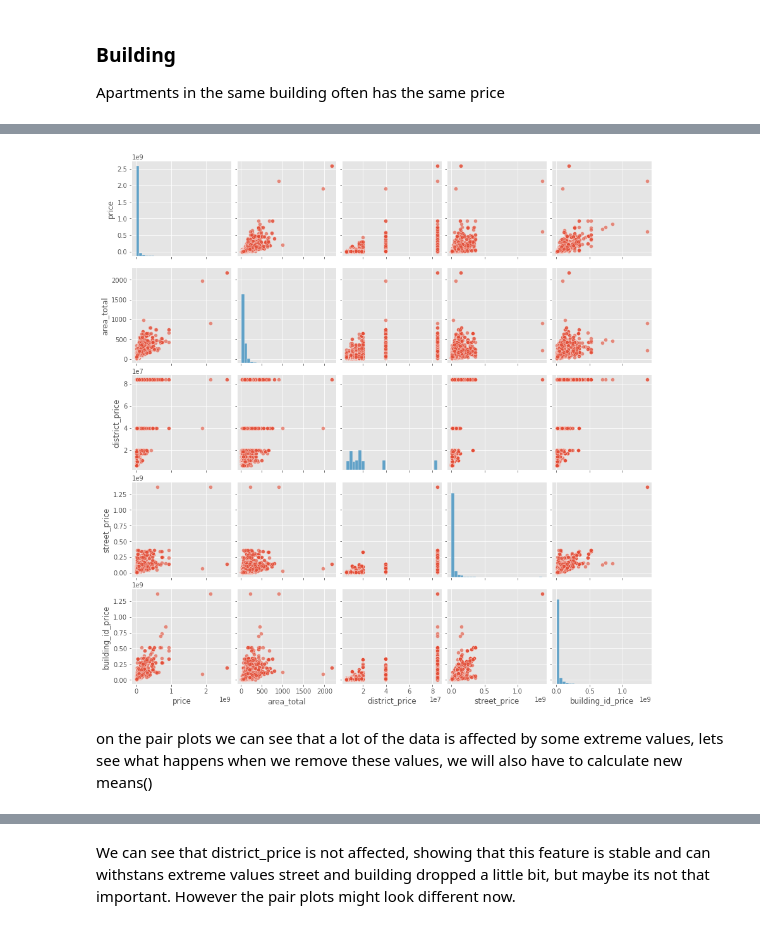
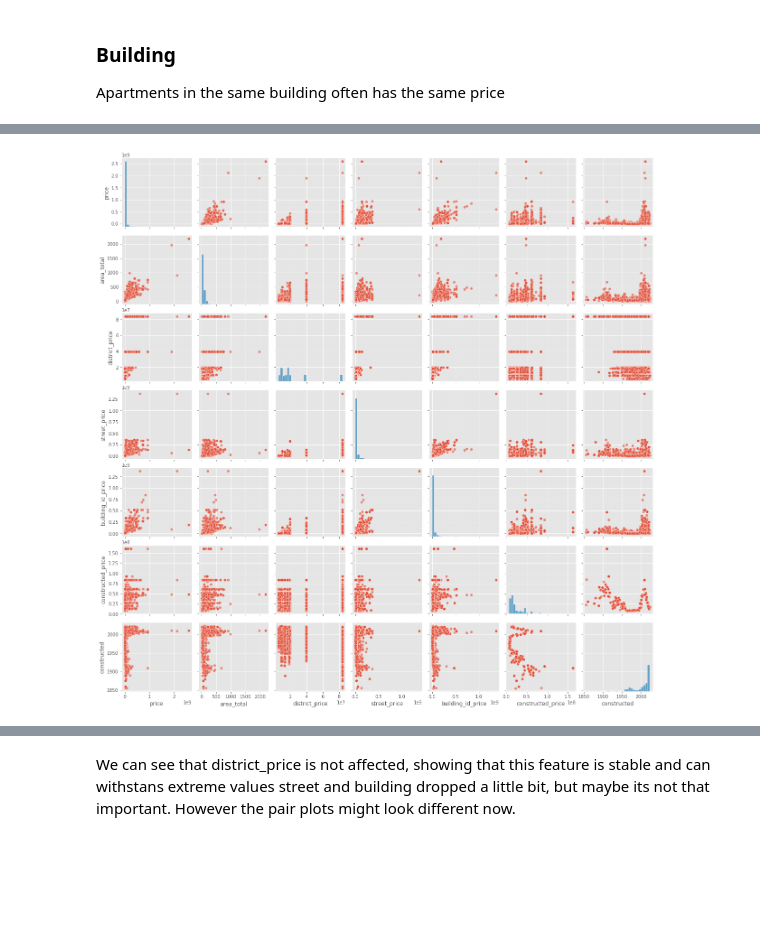
Before and after one commit to kjappvaffel/moscow_housing, a Jupyter notebook: EDA_DataCleaning_FeatureEngineering/EDA.ipynb, the cells around one changed output, grey strips where cells are left out. Drawn from its saved outputs; the diff is of its cells as text; code cells hidden in the pictures; blank space fills up the shorter version.

```diff
--- a/EDA_DataCleaning_FeatureEngineering/EDA.ipynb
+++ b/EDA_DataCleaning_FeatureEngineering/EDA.ipynb
@@ -319,0 +332,4 @@ all_data = group_by_feature_and_price(all_data, 'building_id')
+# %%
+data_train = group_by_feature_and_price(data_train,'constructed')
+data_test = group_by_feature_and_price(data_test, 'constructed', data_train=data_train)
+all_data = group_by_feature_and_price(all_data, 'constructed')
@@ -341,6 +362,4 @@ all_data.corr().style.background_gradient(cmap='coolwarm')
 # %%
-pair_plot(data_train,['price', 'area_total','district_price','street_price','building_id_price'])
+pair_plot(data_train,['price', 'area_total','district_price','street_price','building_id_price','constructed_price','constructed'])
 # %% [output]
-[figure, old version]
+[figure, new version]
-# %% [markdown]
-on the pair plots we can see that a lot of the data is affected by some extreme values, lets see what happens when we remove these values, we will also have to calculate new means()
```
Also changed, not shown: parts of 15 cells of this notebook.
